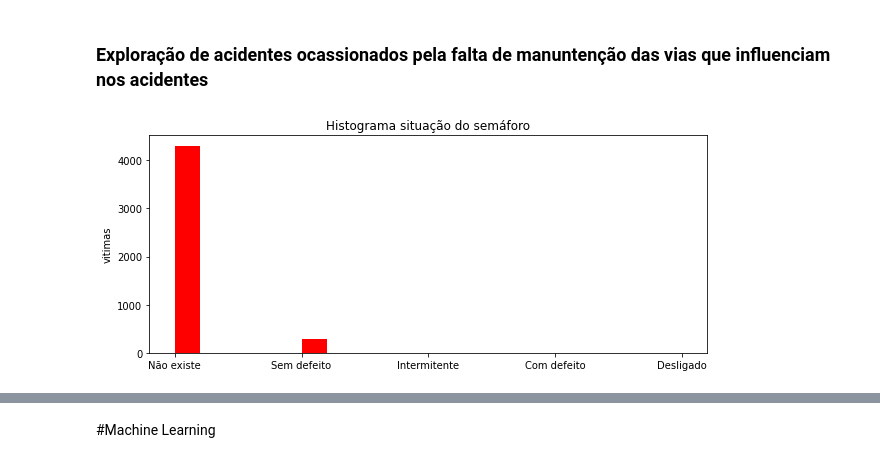
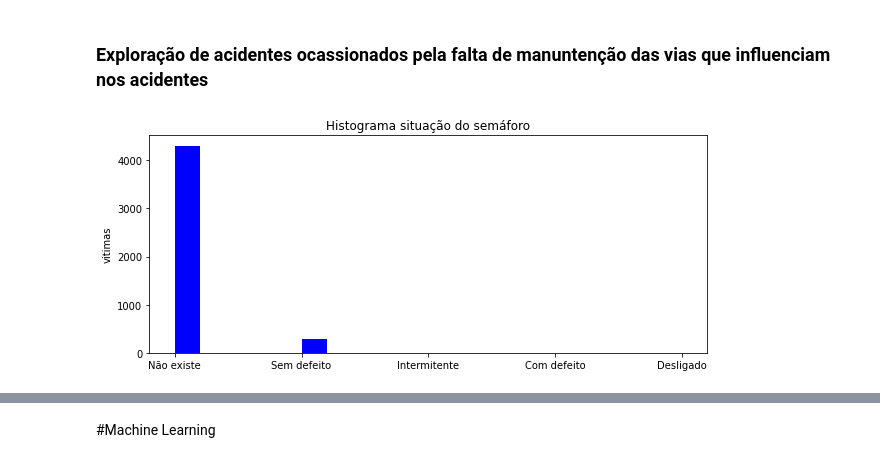
Before and after one commit to juliathemelo/machine_learning_random_forest_classifier, a Jupyter notebook: projeto3_pygil.ipynb, the cells around one changed output, grey strips where cells are left out. Drawn from its saved outputs; the diff is of its cells as text; code cells hidden in the pictures.

```diff
--- a/projeto3_pygil.ipynb
+++ b/projeto3_pygil.ipynb
@@ -431,9 +433,9 @@ sns.countplot(y = vitimas_n['bairro'], color='blue', order=vitimas_n.bairro.valu
 # %%
 vias = df.loc[(df['conservacao_via'] != 'Perfeito estado')]
 
 _ = plt.figure(figsize=(10, 4))
-_ = plt.hist(data=vias, x="situacao_semaforo", bins=20, rwidth=1,  color="red")
+_ = plt.hist(data=vias, x="situacao_semaforo", bins=20, rwidth=1,  color="blue")
 _ = plt.ylabel("vitimas")
 _ = plt.title("Histograma situação do semáforo")
 # %% [output]
-[figure, old version]
+[figure, new version]
```
Also changed, not shown: parts of 34 cells of this notebook.
